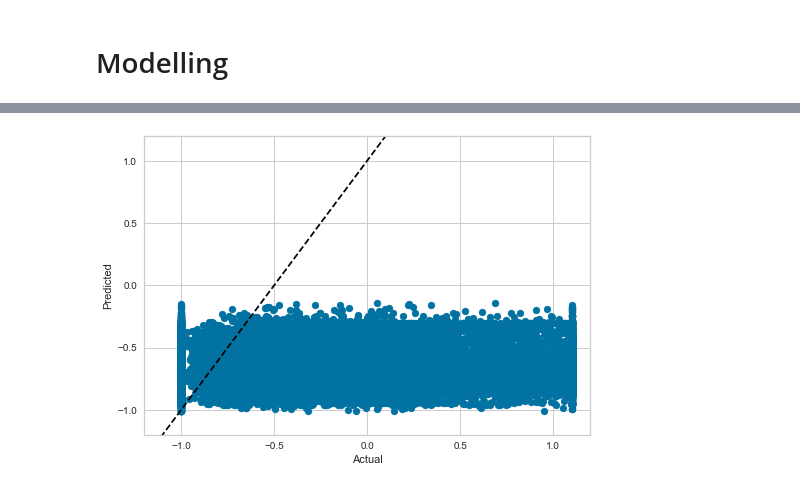
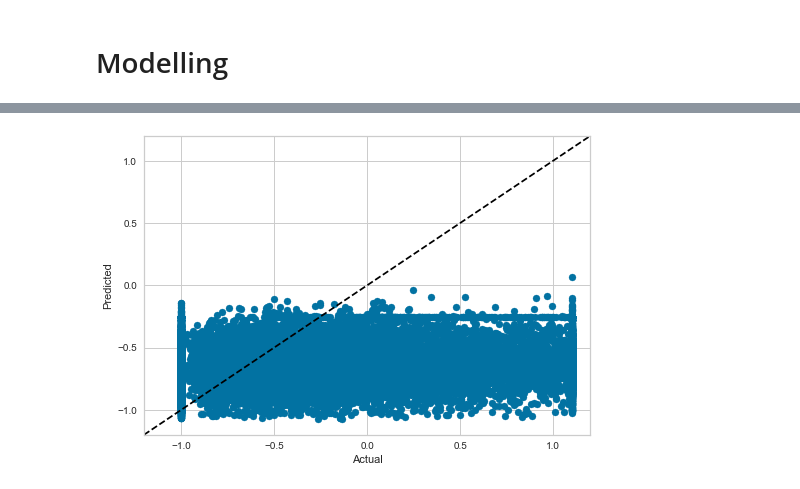
Before and after one commit to aarontanx/lb_ds_interview, a Jupyter notebook: LoveBonito - Aaron Tan - Regression.ipynb, the cells around one changed output, grey strips where cells are left out. Saved outputs shown, nothing was run; the diff lists cells and outputs as text; code cells hidden in the pictures.

```diff
--- a/LoveBonito - Aaron Tan - Regression.ipynb
+++ b/LoveBonito - Aaron Tan - Regression.ipynb
@@ -739,15 +739,15 @@ unseen_predictions.head()
 # %%
 x = np.linspace(-1.2,1.2,100)
-y = 2*x+1
+y = x
 plt.plot(x, y, color = 'black', label='Best Fit Possible', linestyle='dashed')
 plt.scatter(data = unseen_predictions, x = 'next_month_delta', y = 'Label' )
 plt.ylim(-1.2, 1.2)
 plt.xlim(-1.2, 1.2)
 plt.xlabel('Actual')
 plt.ylabel('Predicted')
 plt.show()
 # %% [output]
-[figure, old version]
+[figure, new version]
 # %%
 plt.hist(unseen_predictions['Label'], bins= 50)
 # %% [output]
```
Also changed, not shown: parts of 12 cells of this notebook.
